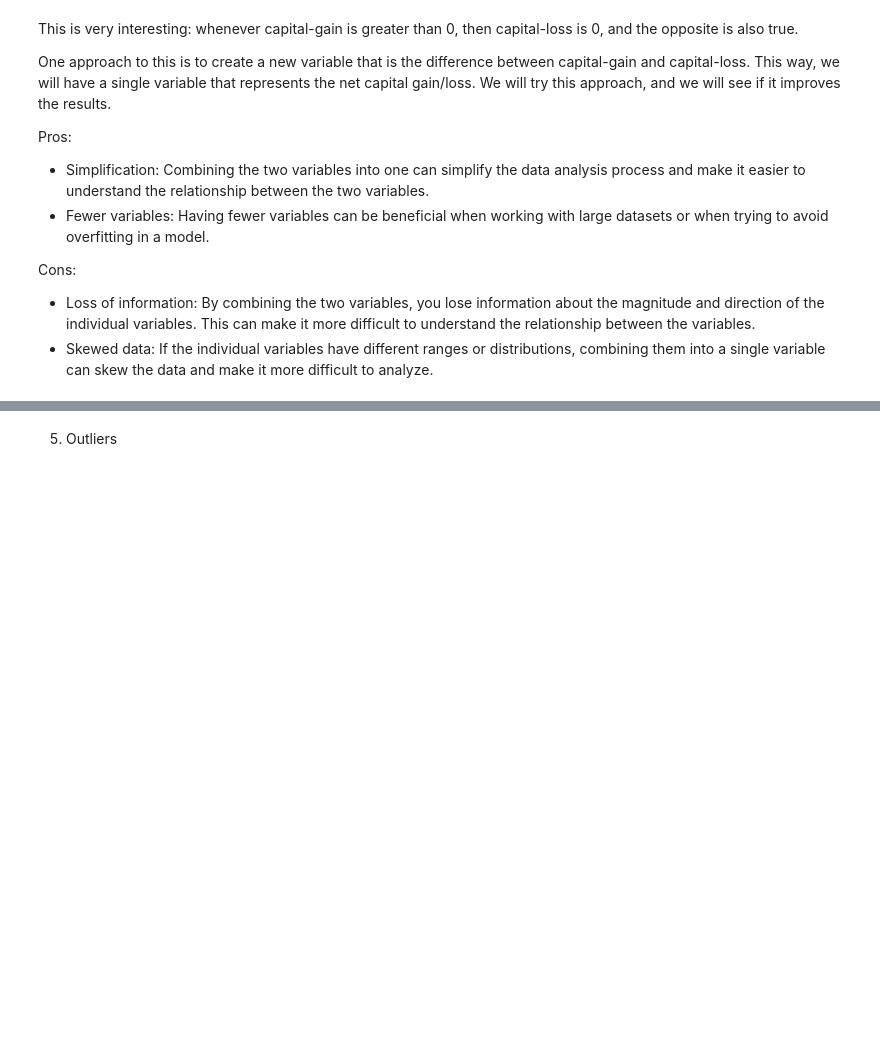
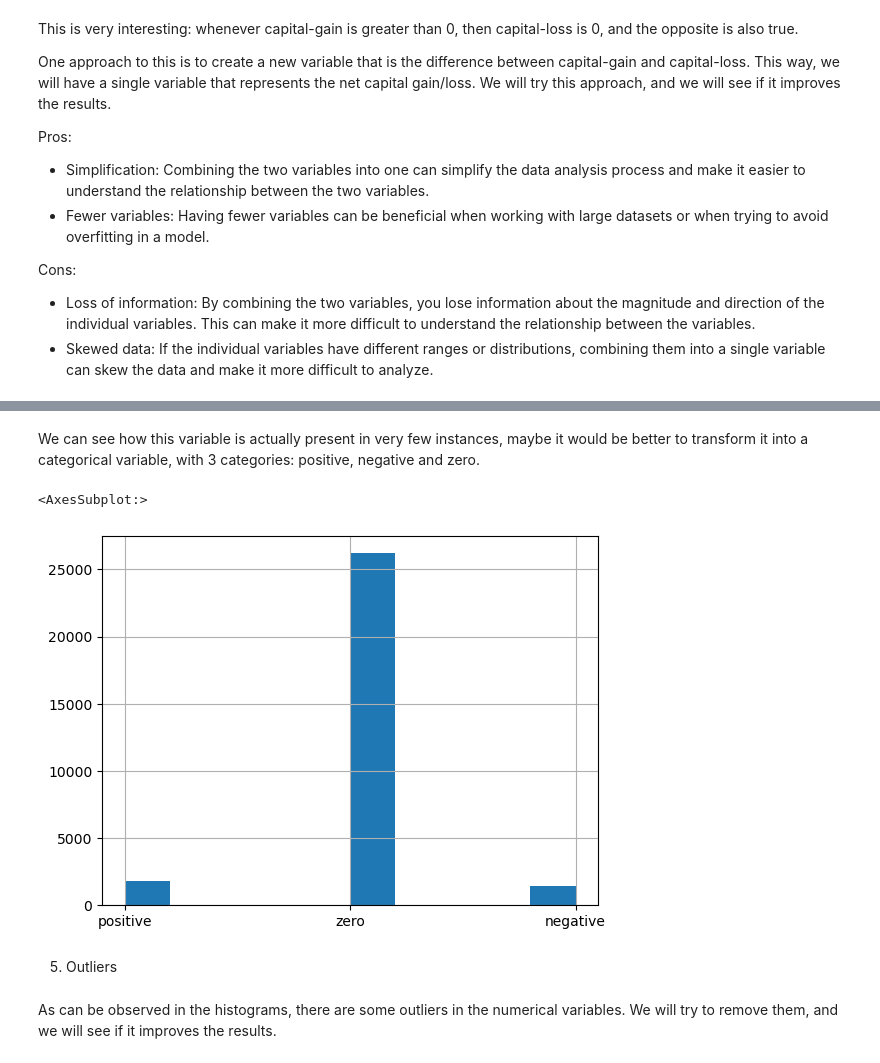
Before and after one commit to Lorenc1o/ML_Project, a Jupyter notebook: source/preliminars.ipynb, the cells around one changed output, grey strips where cells are left out. Saved outputs shown, nothing was run; the diff lists cells and outputs as text; code cells hidden in the pictures; blank space fills up the shorter version.

```diff
--- a/source/preliminars.ipynb
+++ b/source/preliminars.ipynb
@@ -494,2 +530,14 @@ True
+# %% [markdown]
+We can see how this variable is actually present in very few instances, maybe it would be better to transform it into a categorical variable, with 3 categories: positive, negative and zero.
+# %%
+df['capital-diff_categorical'] = pd.cut(df['capital-diff'], bins=[-10000,-0.001,0.001,10000], labels=['negative', 'zero', 'positive'])
+
+# Plot the distribution of the new feature capital-diff
+df['capital-diff_categorical'].hist()
+# %% [output]
+<AxesSubplot:>
+[figure, added]
 # %% [markdown]
 5. Outliers
+# %% [markdown]
+As can be observed in the histograms, there are some outliers in the numerical variables. We will try to remove them, and we will see if it improves the results.
```
Also changed, not shown: parts of 27 cells of this notebook.
